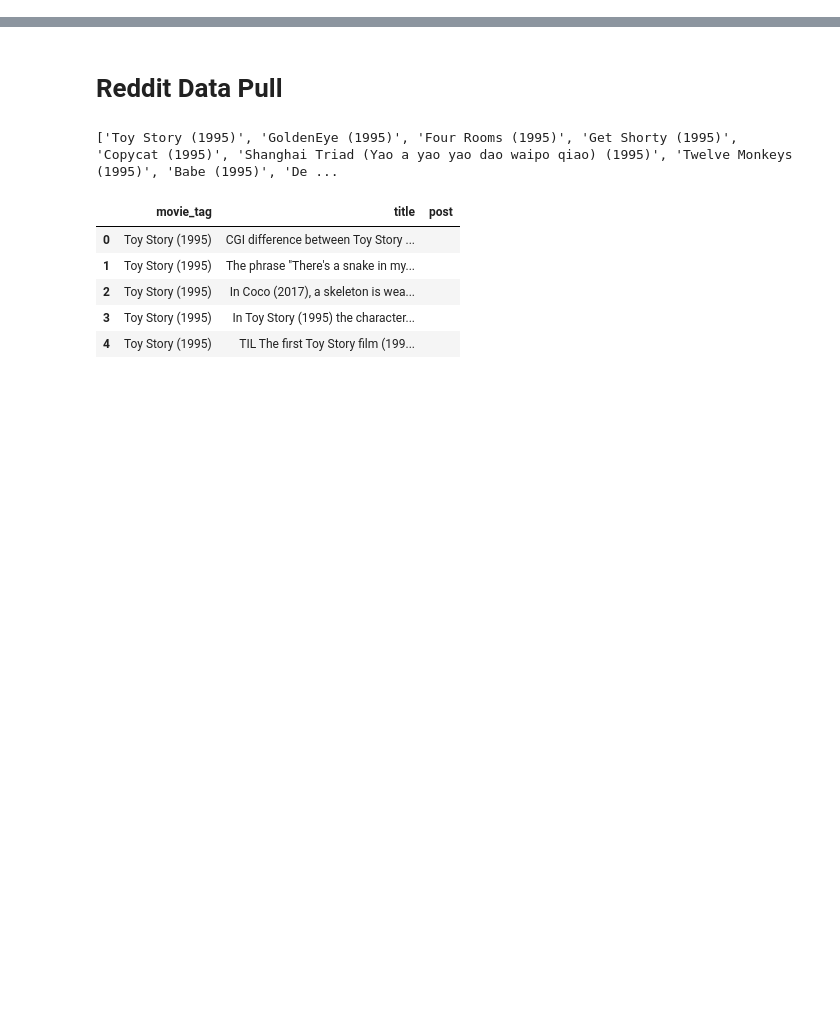
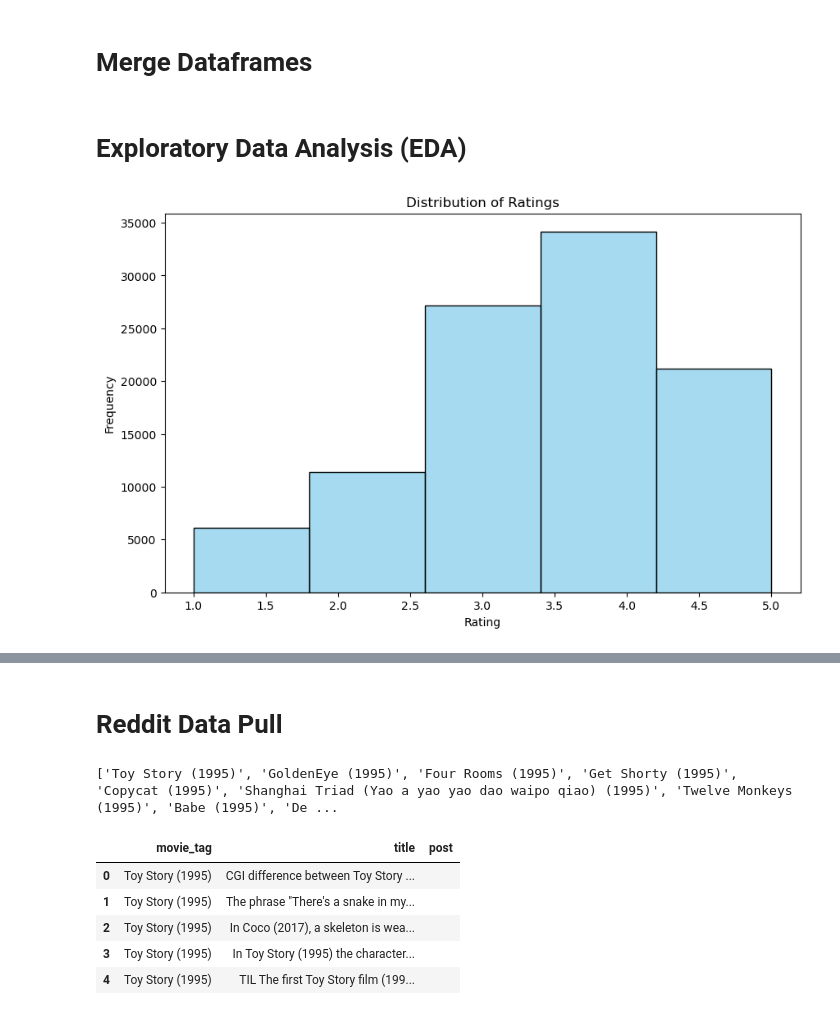
Before and after one commit to HemantRajSingh/collaborative-hybrid-recommender, a Jupyter notebook: notebooks/data_exploration.ipynb, the cells around one changed output, grey strips where cells are left out. Cells and saved outputs as stored; diff of their text form; code cells hidden in the pictures; blank space fills up the shorter version.

Commit message:
Merged datasets and added visualizations

```diff
--- a/notebooks/data_exploration.ipynb
+++ b/notebooks/data_exploration.ipynb
@@ -43,0 +49,17 @@ movies_df.head()
+# %%
+# Format the date column
+items['RelaeaseDate'] = pd.to_datetime(items['ReleaseDate'], errors='coerce')
+# %%
+# Map Genres
+
+genre_dict = dict(zip(genre['GenreID'], genre['Genre']))
+genre_columns = [col for col in items.columns if 'Genre_' in col]
+
+# Assign genres to movies:
+def map_genres(row):
+    return[genre_dict[idx] for idx, val in enumerate(row) if val == 1]
+
+items['Genres'] = items[genre_columns].apply(map_genres, axis=1)
+# %%
+# Drop redundant columns
+items = items[['MovieID', 'Title', 'ReleaseDate', 'Genres']]
@@ -106,0 +171,18 @@ print(genre_columns)
+# %% [markdown]
+# Merge Dataframes
+# %%
+# Merge the data with items
+merged_data = pd.merge(data, items, on='MovieID')
+# %% [markdown]
+# Exploratory Data Analysis (EDA)
+# %%
+# Ratings Distribution
+
+plt.figure(figsize=(10,6))
+sns.histplot(merged_data['Rating'], bins=5, kde = False, color='skyblue')
+plt.title("Distribution of Ratings")
+plt.xlabel("Rating")
+plt.ylabel("Frequency")
+plt.show()
+# %% [output]
+[figure, added]
```
Also changed, not shown: parts of 29 cells of this notebook, 1 other file.
